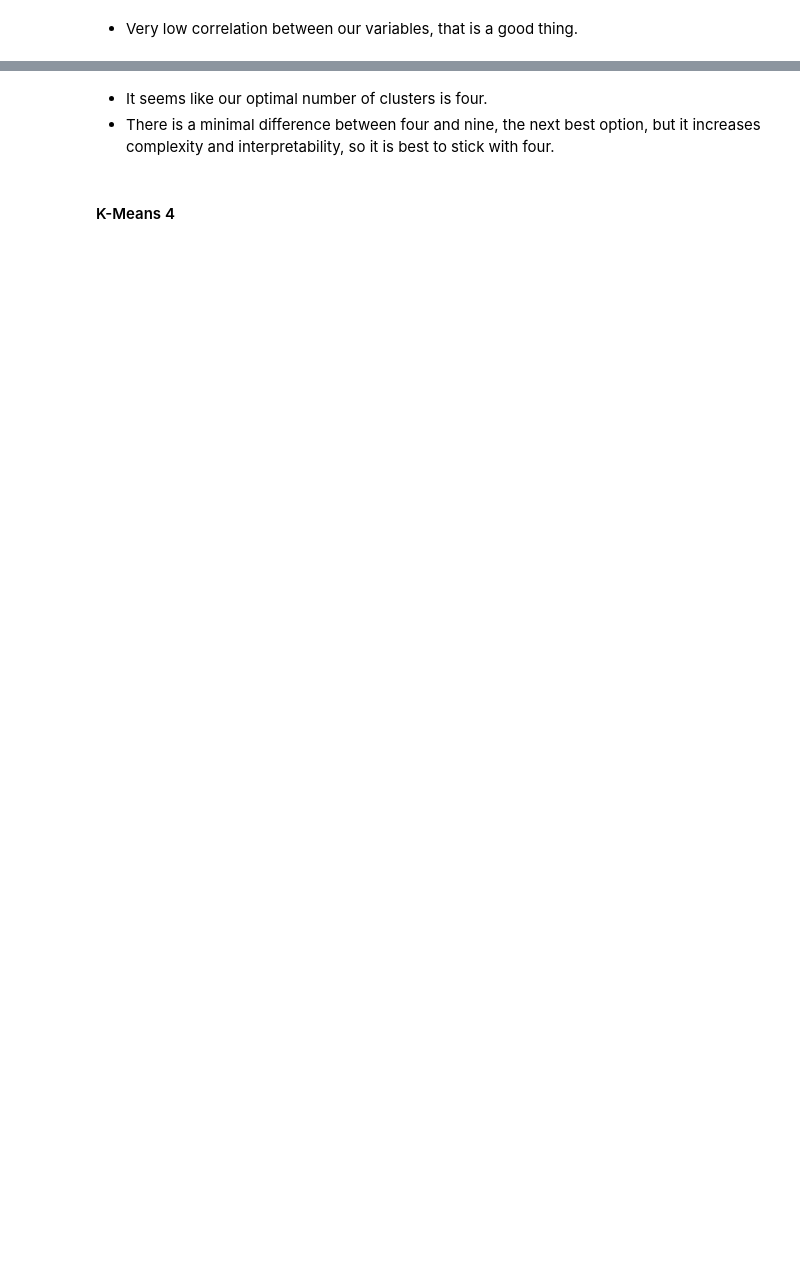
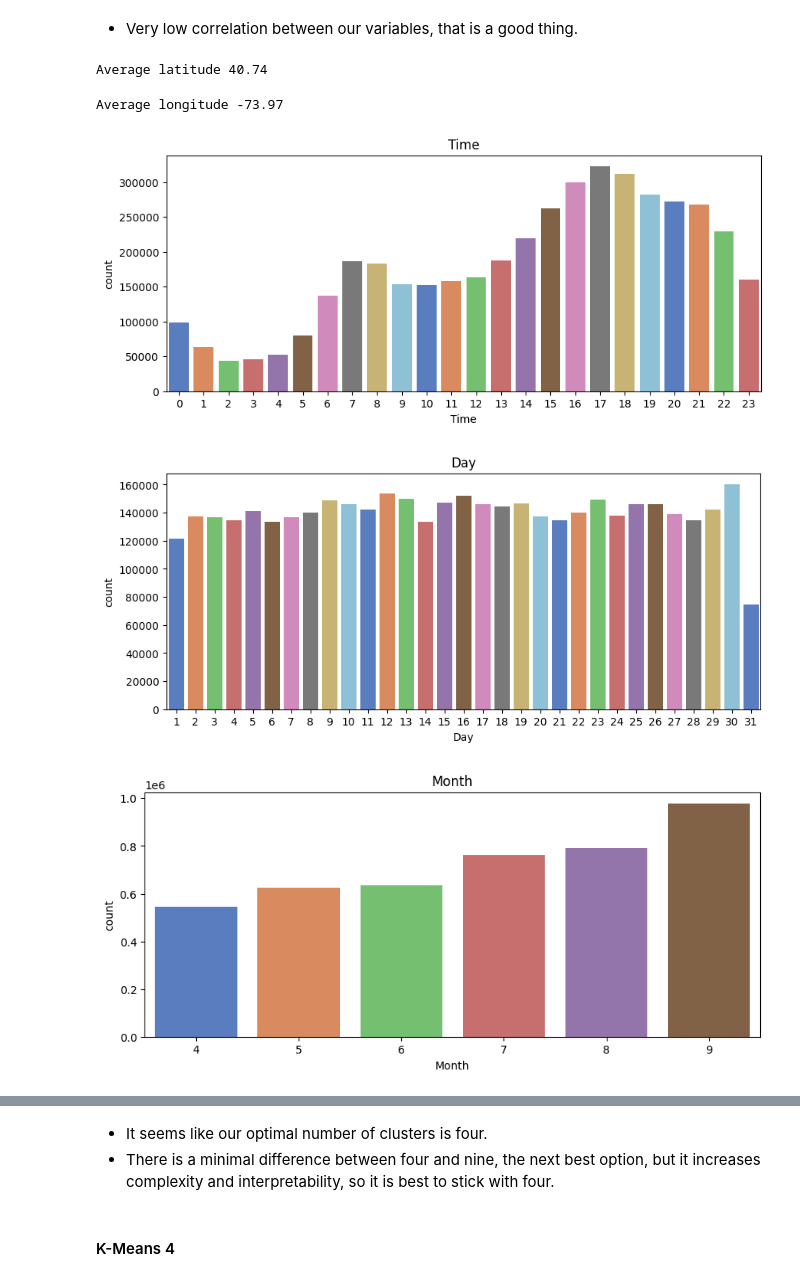
Before and after one commit to davidegc1/UnsupervisedML_Uber, a Jupyter notebook: UnsupervisedML_Uber.ipynb, the cells around one changed output, grey strips where cells are left out. Drawn from its saved outputs; the diff is of its cells as text; code cells hidden in the pictures; blank space fills up the shorter version.

```diff
--- a/UnsupervisedML_Uber.ipynb
+++ b/UnsupervisedML_Uber.ipynb
@@ -96,7 +166,7 @@ df["Date/Time"].head()
 df["Day"] = df["Date/Time"].dt.day
 df["Month"] = df["Date/Time"].dt.month
 df["Year"] = df["Date/Time"].dt.year
-df["Time"] = df["Date/Time"].dt.time
+df["Time"] = df["Date/Time"].dt.hour
 
 # drop Date/Time column
 df.drop(columns="Date/Time", inplace=True)
@@ -142,17 +258,25 @@ sns.heatmap(df.select_dtypes("number").corr(), annot=True)
 - Very low correlation between our variables, that is a good thing.
 # %%
 print("Average latitude", round(df["Lat"].mean(),2))
+# %% [output]
+Average latitude 40.74
 # %%
 print("Average longitude", round(df["Lon"].mean(),2))
+# %% [output]
+Average longitude -73.97
 # %%
 # for loop to create countplot for selected variables
 
-cols = ["Day", "Month", "Base"]
+cols = ["Time", "Day", "Month", "Base"]
 
 for col in cols:
     plt.figure(figsize=(10,4))
     sns.countplot(data=df,
                   x=col,
                   palette="muted")
     plt.title(col)
     plt.show()
+# %% [output]
+[figure, added]
+[figure, added]
+[figure, added]
```
Also changed, not shown: parts of 88 cells of this notebook, 2 other files.
